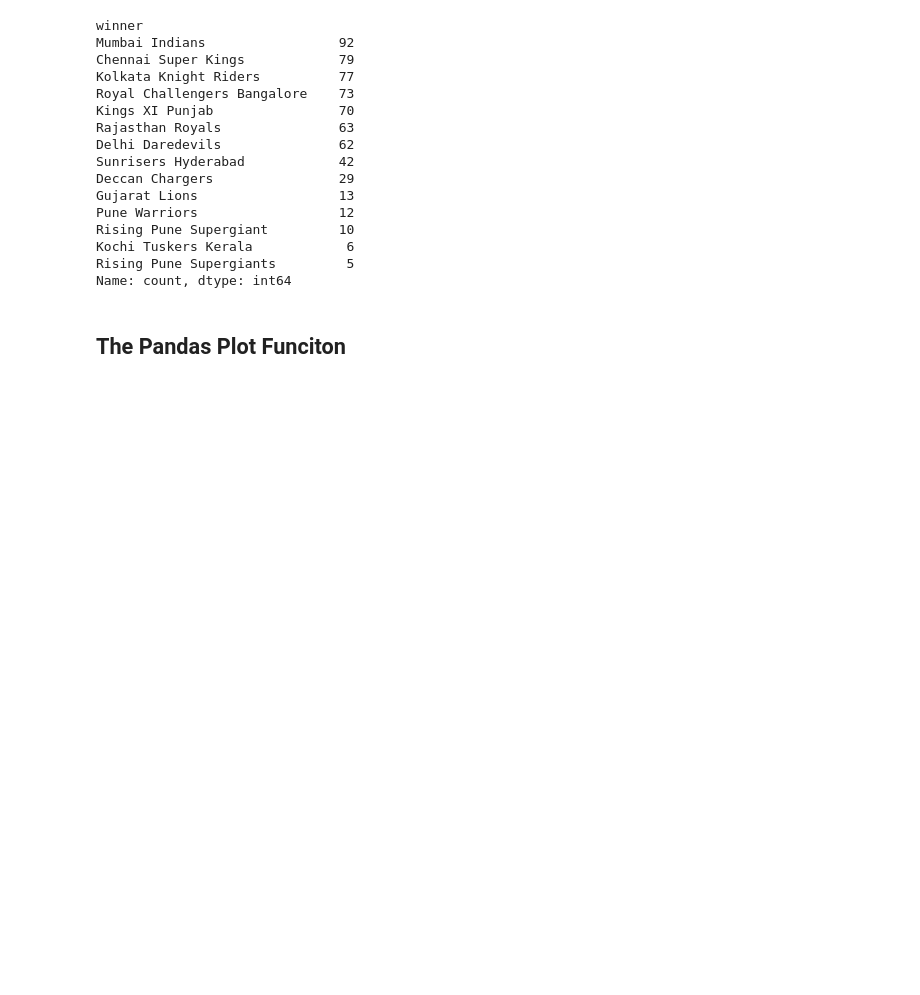
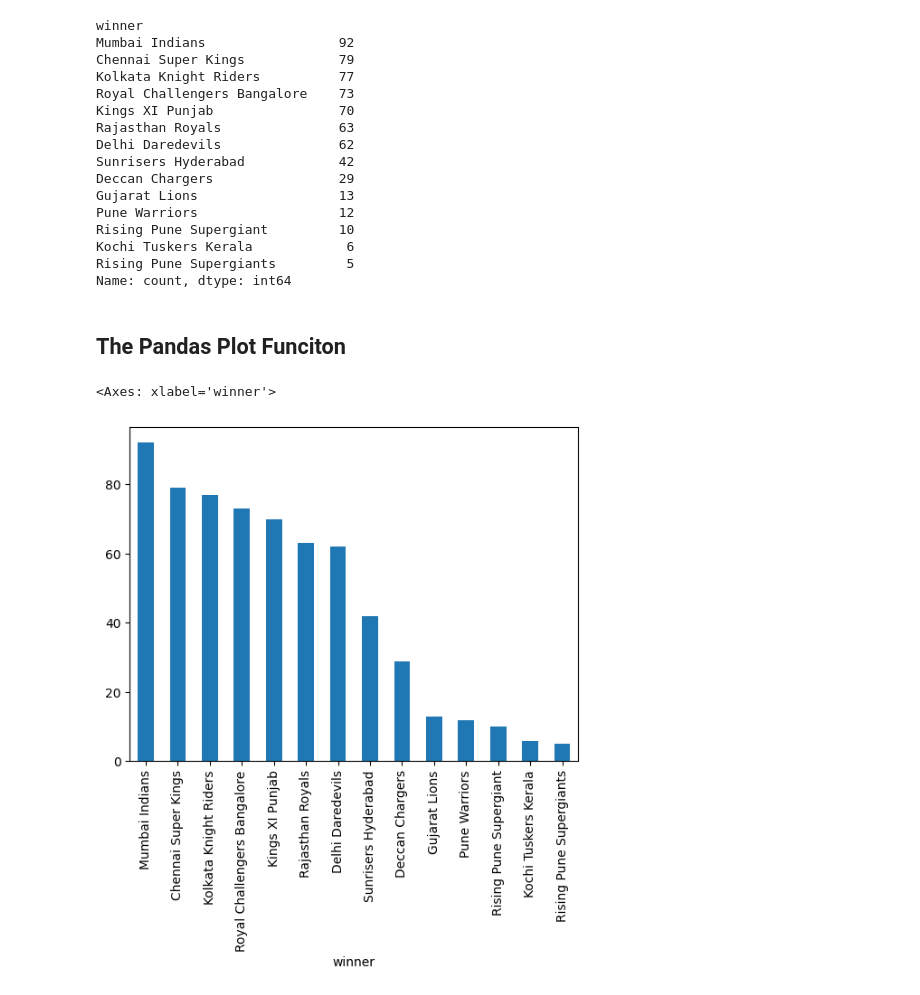
Before and after one commit to uchouhan14/Python-Libraries, a Jupyter notebook: Pandas/Pandas.ipynb, the cells around one changed output. Saved outputs shown, nothing was run; the diff lists cells and outputs as text; code cells hidden in the pictures; blank space fills up the shorter version.

```diff
--- a/Pandas/Pandas.ipynb
+++ b/Pandas/Pandas.ipynb
@@ -310,3 +312,8 @@ Rising Pune Supergiants         5
 Name: count, dtype: int64
 # %% [markdown]
 ## The Pandas Plot Funciton
+# %%
+data['winner'].value_counts().plot(kind='bar')
+# %% [output]
+<Axes: xlabel='winner'>
+[figure, added]
```
Also changed, not shown: parts of 26 cells of this notebook.
